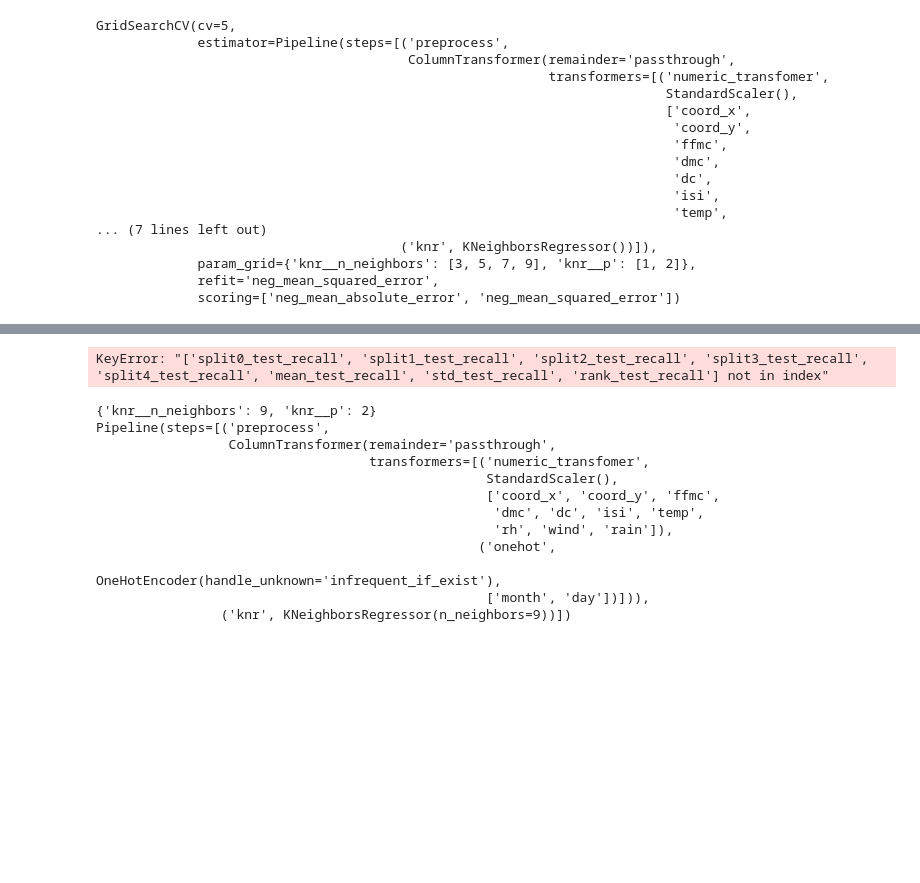
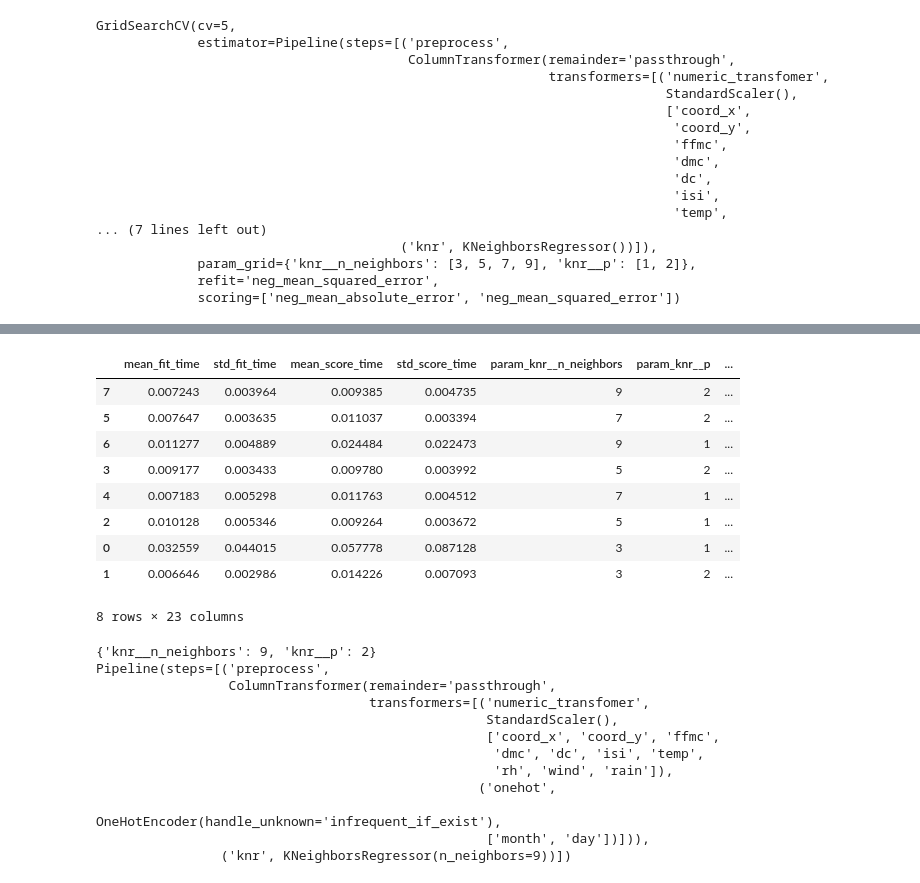
Before and after one commit to halekad/production, a Jupyter notebook: 02_activities/assignments/assignment_2.ipynb, the cells around one changed output, grey strips where cells are left out. Cells and saved outputs as stored; diff of their text form; code cells hidden in the pictures; blank space fills up the shorter version.

```diff
--- a/02_activities/assignments/assignment_2.ipynb
+++ b/02_activities/assignments/assignment_2.ipynb
@@ -333,31 +356,38 @@ res1
 # %%
 res1 = grid_cv1.cv_results_
 res1 = pd.DataFrame(res1)
 ##res1
 res1.columns
 
 res1[['mean_fit_time', 'std_fit_time', 'mean_score_time', 'std_score_time',
        'param_knr__n_neighbors', 'param_knr__p', 'params',
        'split0_test_neg_mean_absolute_error',
        'split1_test_neg_mean_absolute_error',
        'split2_test_neg_mean_absolute_error',
        'split3_test_neg_mean_absolute_error',
        'split4_test_neg_mean_absolute_error',
        'mean_test_neg_mean_absolute_error', 'std_test_neg_mean_absolute_error',
-       'rank_test_neg_mean_absolute_error', 'split0_test_recall',
-       'split1_test_recall', 'split2_test_recall', 'split3_test_recall',
-       'split4_test_recall', 'mean_test_recall', 'std_test_recall',
-       'rank_test_recall', 'split0_test_neg_mean_squared_error',
+       'rank_test_neg_mean_absolute_error',
+       'split0_test_neg_mean_squared_error',
        'split1_test_neg_mean_squared_error',
        'split2_test_neg_mean_squared_error',
        'split3_test_neg_mean_squared_error',
        'split4_test_neg_mean_squared_error',
        'mean_test_neg_mean_squared_error', 'std_test_neg_mean_squared_error',
        'rank_test_neg_mean_squared_error']].sort_values('rank_test_neg_mean_squared_error')
 
 #Note that best param {knr__n_neighbors: 9,knr__p:2}, Avg mean = -2253.9
 # %% [output]
+|  | mean_fit_time | std_fit_time | mean_score_time | std_score_time | param_knr__n_neighbors | param_knr__p | ... |
+| 7 | 0.007243 | 0.003964 | 0.009385 | 0.004735 | 9 | 2 | ... |
+| 5 | 0.007647 | 0.003635 | 0.011037 | 0.003394 | 7 | 2 | ... |
+| 6 | 0.011277 | 0.004889 | 0.024484 | 0.022473 | 9 | 1 | ... |
+| 3 | 0.009177 | 0.003433 | 0.009780 | 0.003992 | 5 | 2 | ... |
+| 4 | 0.007183 | 0.005298 | 0.011763 | 0.004512 | 7 | 1 | ... |
+| 2 | 0.010128 | 0.005346 | 0.009264 | 0.003672 | 5 | 1 | ... |
+| 0 | 0.032559 | 0.044015 | 0.057778 | 0.087128 | 3 | 1 | ... |
+| 1 | 0.006646 | 0.002986 | 0.014226 | 0.007093 | 3 | 2 | ... |
-KeyError: "['split0_test_recall', 'split1_test_recall', 'split2_test_recall', 'split3_test_recall', 'split4_test_recall', 'mean_test_recall', 'std_test_recall', 'rank_test_recall'] not in index"
+8 rows × 23 columns
 # %%
 Best_param1 = grid_cv1.best_params_
 #Best_param1 = pd.DataFrame(Best_param1)
```
Also changed, not shown: parts of 12 cells of this notebook.
